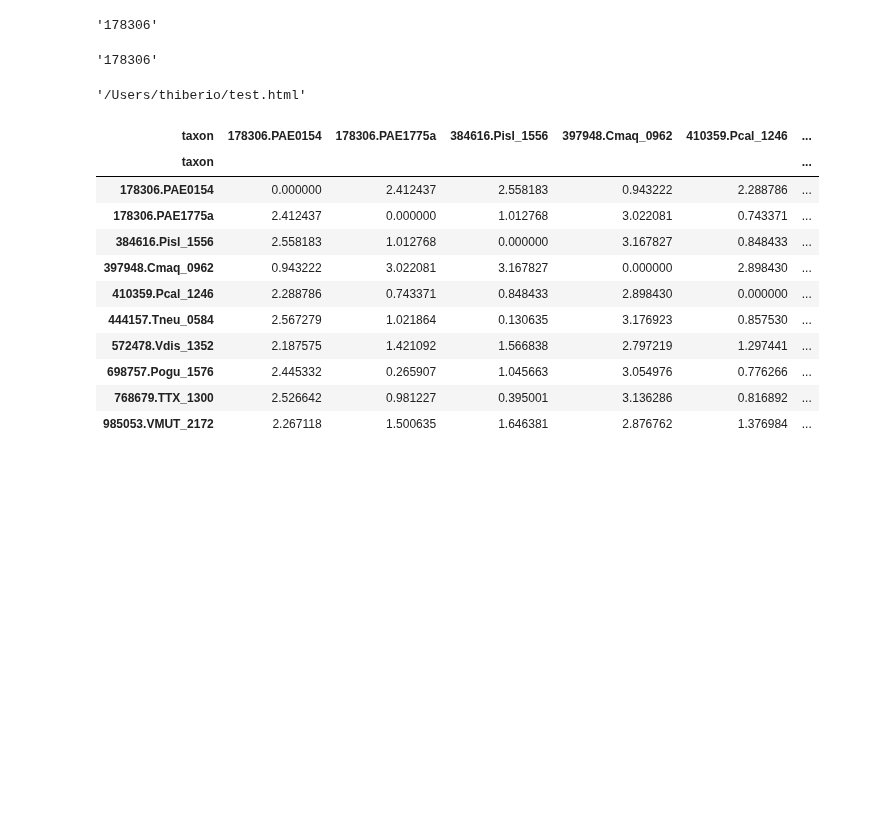
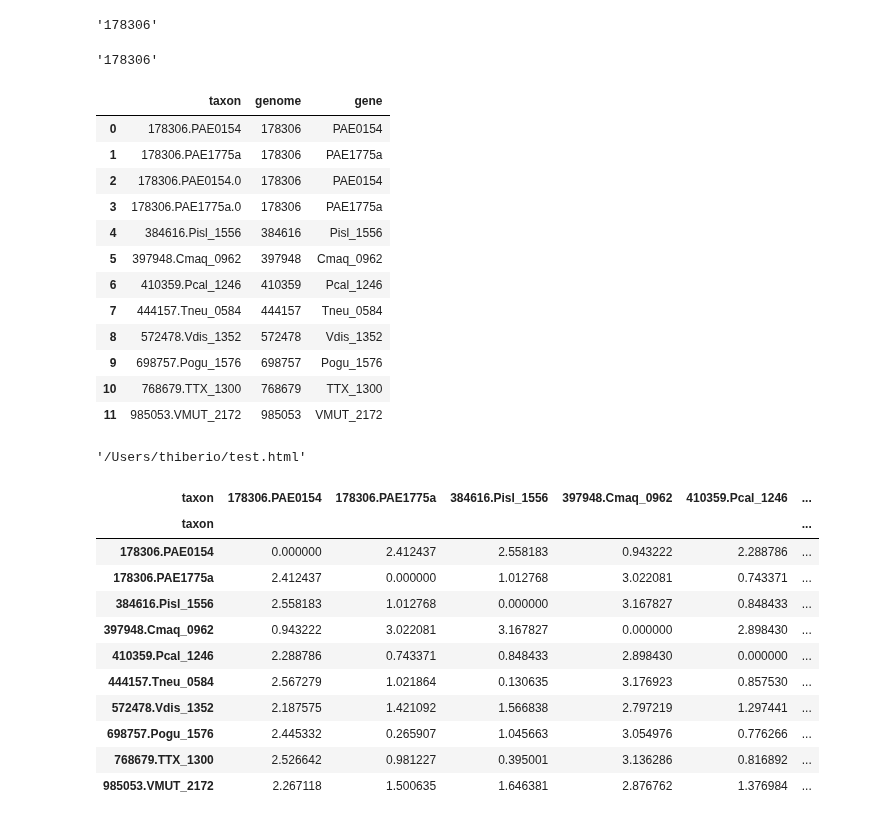
Before and after one commit to lthiberiol/jupyter_notebooks, a Jupyter notebook: gene family distances/test_dup_eggNOG_data.ipynb, the cells around one changed output. Cells and saved outputs as stored; diff of their text form; code cells hidden in the pictures; blank space fills up the shorter version.

```diff
--- a/gene family distances/test_dup_eggNOG_data.ipynb
+++ b/gene family distances/test_dup_eggNOG_data.ipynb
@@ -177,6 +177,15 @@ for genome in shared_genomes:
 taxa1.sort_values('genome', inplace=True)
 taxa2.sort_values('genome', inplace=True)
 
+taxa1.reset_index(drop=True, inplace=True)
+taxa2.reset_index(drop=True, inplace=True)
+
+all_taxa_pairs           = pd.DataFrame()
+all_taxa_pairs['taxon1'] = [re.sub('\.\d$', '', taxon, flags=re.M)
+                            for taxon in taxa1.taxon]
+all_taxa_pairs['taxon2'] = [re.sub('\.\d$', '', taxon, flags=re.M)
+                            for taxon in taxa2.taxon]
+
 matrix1 = matrix1.reindex(index  =taxa1.taxon,
                           columns=taxa1.taxon,
                           copy   =True)
@@ -382,3 +434,19 @@ def match_copies(matrix1, matrix2, taxa1, taxa2):
+# %%
+taxa1
+# %% [output]
+|  | taxon | genome | gene |
+| 0 | 178306.PAE0154 | 178306 | PAE0154 |
+| 1 | 178306.PAE1775a | 178306 | PAE1775a |
+| 2 | 178306.PAE0154.0 | 178306 | PAE0154 |
+| 3 | 178306.PAE1775a.0 | 178306 | PAE1775a |
+| 4 | 384616.Pisl_1556 | 384616 | Pisl_1556 |
+| 5 | 397948.Cmaq_0962 | 397948 | Cmaq_0962 |
+| 6 | 410359.Pcal_1246 | 410359 | Pcal_1246 |
+| 7 | 444157.Tneu_0584 | 444157 | Tneu_0584 |
+| 8 | 572478.Vdis_1352 | 572478 | Vdis_1352 |
+| 9 | 698757.Pogu_1576 | 698757 | Pogu_1576 |
+| 10 | 768679.TTX_1300 | 768679 | TTX_1300 |
+| 11 | 985053.VMUT_2172 | 985053 | VMUT_2172 |
 # %%
 triu_indices = np.triu_indices_from(matrix1, k=1)
 condensed1   = matrix1.values[triu_indices]
```
Also changed, not shown: parts of 3 cells of this notebook.
